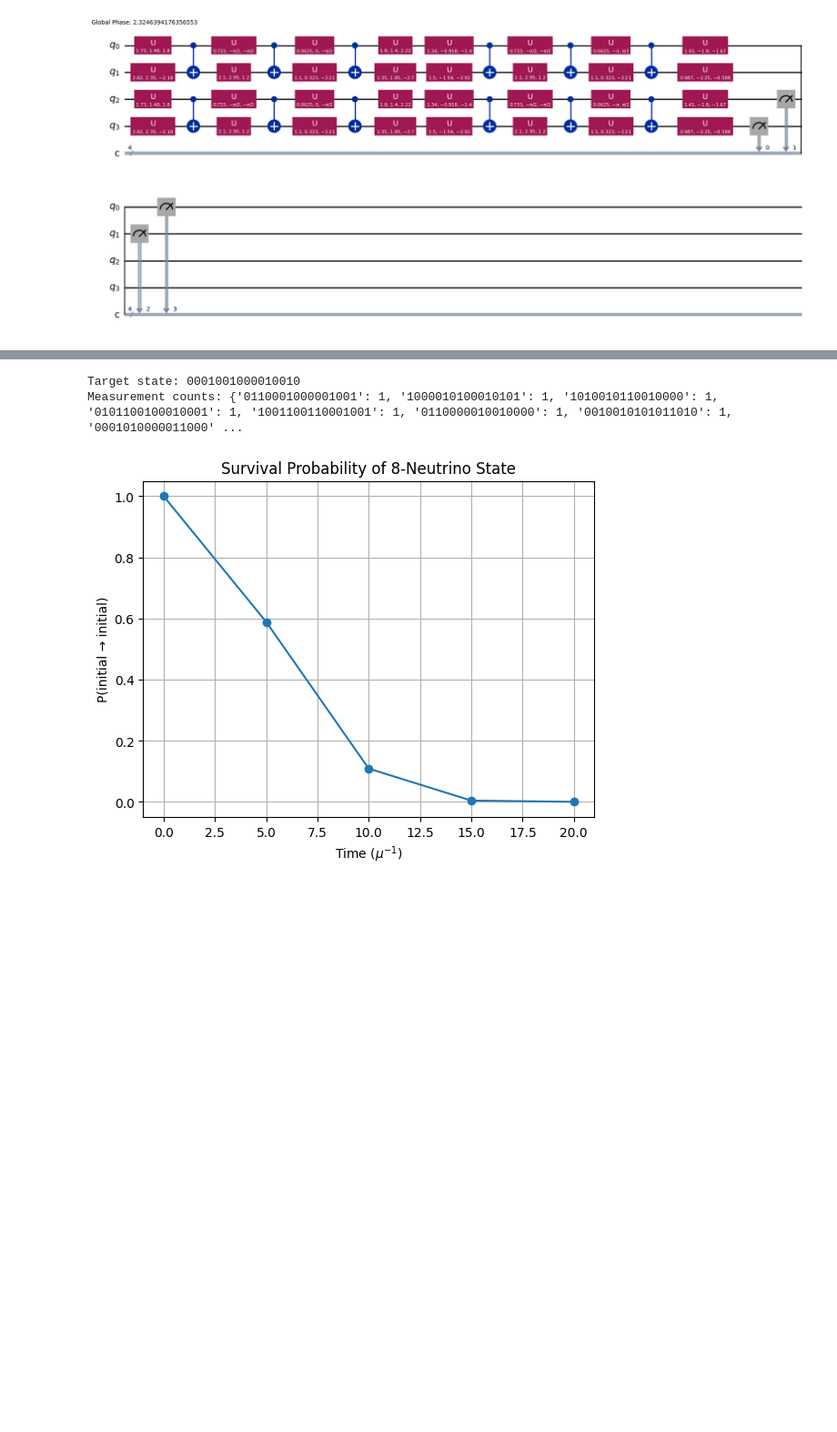
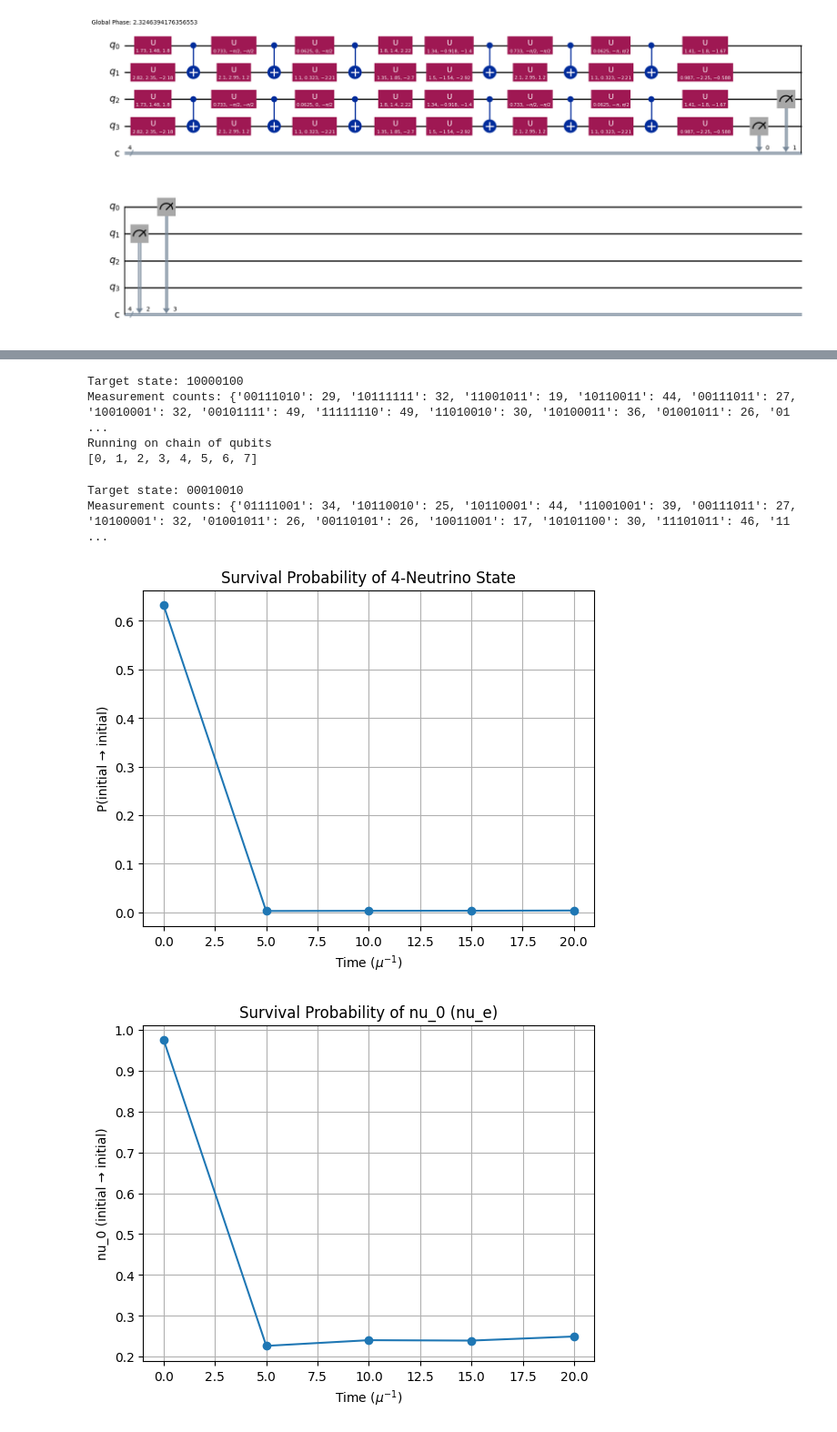
Before and after one commit to Ushakrhmn/Quantum-neutrino-Amol-Basu, a Jupyter notebook: SBN/SNB_3flavour_20-neutrino_2407_swap_decompose.ipynb, the cells around one changed output, grey strips where cells are left out. Shown at 91% size. Saved outputs shown, nothing was run; the diff lists cells and outputs as text; code cells hidden in the pictures; blank space fills up the shorter version.

```diff
--- a/SBN/SNB_3flavour_20-neutrino_2407_swap_decompose.ipynb
+++ b/SBN/SNB_3flavour_20-neutrino_2407_swap_decompose.ipynb
@@ -119,7 +143,7 @@ assert np.allclose(U_PMNS_4x4.conj().T @ U_PMNS_4x4, np.eye(4)), "PMNS matrix is
 dm21 = 7.41e-5
 dm31 = 2.505e-3
 E = 1.0
-N = 8
+N = 4
 
 delta_m21 = dm21
 delta_m31 = dm31
@@ -385,7 +409,10 @@ times = np.linspace(0, T_max, steps)
 
 probabilities = [] # initial state survival probability
 probabilities2 = [] # nu_0 survival probability
-shots = 8192
+if PAULI_TWIRLING_FLAG:
+    shots = pt_rands * pt_shots
+else:
+    shots = 8192
 
 for t in tqdm(times):
     qc = QuantumCircuit(2 * N, 2 * N)
@@ -488,6 +515,14 @@ for t in tqdm(times):
     print("Measurement counts:", counts)
     probabilities.append(prob)
 
+    c = 0
+    nu_0_loc = np.where(np.asarray(order) == 0)[0][0]
+    for key in counts.keys():
+        if key[2*nu_0_loc] == '0' and key[2*nu_0_loc+1] == '0': # initial nu_e state
+            c += counts[key]
+    prob2 = c / shots
+    probabilities2.append(prob2)
+
 # Plot
 plt.plot(times * mu, probabilities, marker='o')
 plt.xlabel(r"Time ($\mu^{-1}$)")
@@ -495,9 +530,19 @@ plt.ylabel("P(initial → initial)")
 plt.title("Survival Probability of {0}-Neutrino State".format(N))
 plt.grid(True)
 if not simulator_flag:
-    plt.savefig("IBM_{0}_neutrinos.png".format(N))
-    plt.savefig("IBM_{0}_neutrinos.pdf".format(N))
+    plt.savefig("IBM_{0}_neutrinos".format(N) + save_postfix + ".png")
+    plt.savefig("IBM_{0}_neutrinos".format(N) + save_postfix + ".pdf")
 
-plt.savefig("PMNS_type_1.png")
 plt.show()
+
+plt.plot(times * mu, probabilities2, marker='o')
+plt.xlabel(r"Time ($\mu^{-1}$)")
+plt.ylabel("nu_0 (initial → initial)")
+plt.title("Survival Probability of nu_0 (nu_e)".format(N))
+plt.grid(True)
+if not simulator_flag:
+    plt.savefig("IBM_{0}_neutrinos_nu0".format(N) + save_postfix + ".png")
+    plt.savefig("IBM_{0}_neutrinos_nu0".format(N) + save_postfix + ".pdf")
+
+plt.show()
 # %% [output]
@@ -512,3 +563,8 @@ Measurement counts: {'1010001001000000': 1, '0100001001000000': 1, '100000000010
-Target state: 0001001000010010
-Measurement counts: {'0110001000001001': 1, '1000010100010101': 1, '1010010110010000': 1, '0101100100010001': 1, '1001100110001001': 1, '0110000010010000': 1, '0010010101011010': 1, '0001010000011000' ...
+Target state: 10000100
+Measurement counts: {'00111010': 29, '10111111': 32, '11001011': 19, '10110011': 44, '00111011': 27, '10010001': 32, '00101111': 49, '11111110': 49, '11010010': 30, '10100011': 36, '01001011': 26, '01 ...
+Running on chain of qubits
+[0, 1, 2, 3, 4, 5, 6, 7]
+Target state: 00010010
+Measurement counts: {'01111001': 34, '10110010': 25, '10110001': 44, '11001001': 39, '00111011': 27, '10100001': 32, '01001011': 26, '00110101': 26, '10011001': 17, '10101100': 30, '11101011': 46, '11 ...
-[figure, old version]
+[figure, new version]
+[figure, added]
```
Also changed, not shown: parts of 3 cells of this notebook.
